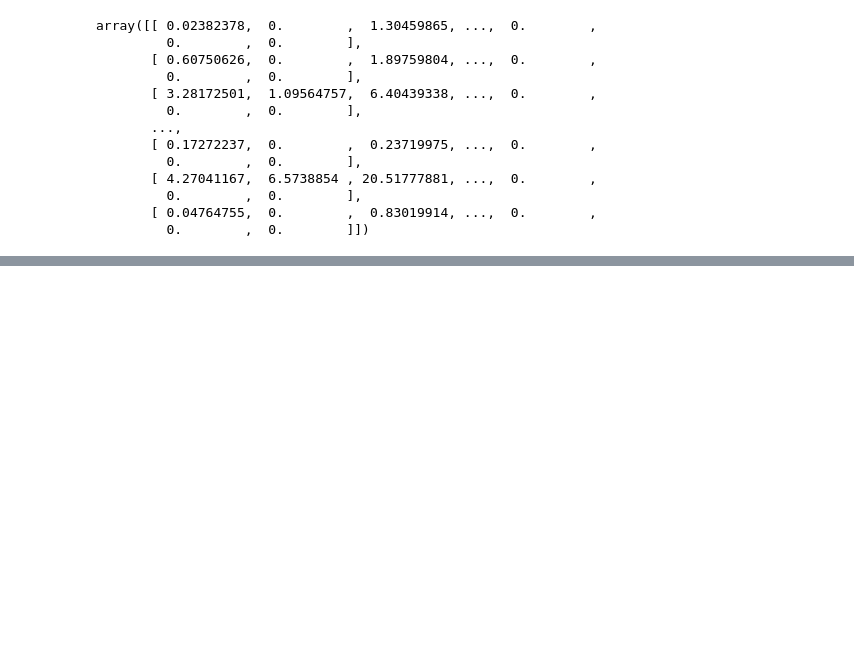
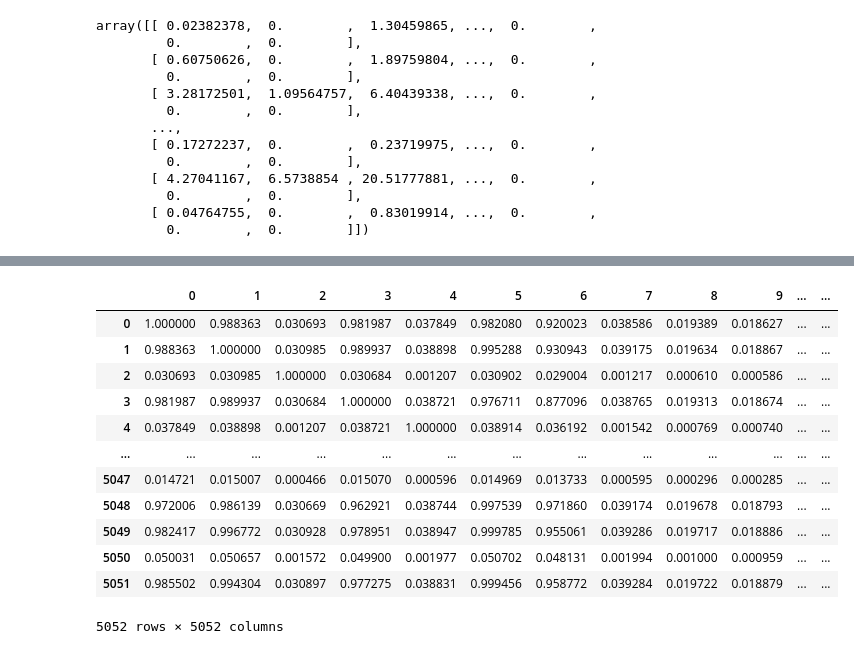
Before and after one commit to brookewu/4300Project, a Jupyter notebook: preliminary_work/generate_cosine.ipynb, the cells around one changed output, grey strips where cells are left out. Cells and saved outputs as stored; diff of their text form; code cells hidden in the pictures; blank space fills up the shorter version.

```diff
--- a/preliminary_work/generate_cosine.ipynb
+++ b/preliminary_work/generate_cosine.ipynb
@@ -195,0 +206,8 @@ array([[ 0.02382378,  0.        ,  1.30459865, ...,  0.        ,
+# %%
+tf_idf_threshold = 10000
+sorted_index = np.argsort(avg_tf_idf)[:tf_idf_threshold]
+
+
+# for i in tqdm(range(len(terms))):
+#     if sorted_index[i] < tf_idf_threshold:
+top_tf_idf = tf_idf_scores[:,sorted_index]
@@ -195,0 +235,13 @@ array([[ 0.02382378,  0.        ,  1.30459865, ...,  0.        ,
+# %%
+norms = []
+for x in tqdm(range(5052)):
+    norms.append(np.linalg.norm(top_tf_idf[x]))
+# %%
+cosine_sim_matrix = np.zeros((5052, 5052))
+
+for x in tqdm(range(5052)):
+    for y in range(5052):
+        if cosine_sim_matrix[y, x] != 0:
+            cosine_sim_matrix[x, y] = cosine_sim_matrix[y, x]
+        else:
+            cosine_sim_matrix[x, y] = np.dot(top_tf_idf[x], top_tf_idf[y]) / (norms[x] * norms[y])
@@ -195,0 +264,17 @@ array([[ 0.02382378,  0.        ,  1.30459865, ...,  0.        ,
+# %%
+cosine_sim_df = pd.DataFrame(cosine_sim_matrix)
+cosine_sim_df
+# %% [output]
+|  | 0 | 1 | 2 | 3 | 4 | 5 | 6 | 7 | 8 | 9 | ... | ... |
+| 0 | 1.000000 | 0.988363 | 0.030693 | 0.981987 | 0.037849 | 0.982080 | 0.920023 | 0.038586 | 0.019389 | 0.018627 | ... | ... |
+| 1 | 0.988363 | 1.000000 | 0.030985 | 0.989937 | 0.038898 | 0.995288 | 0.930943 | 0.039175 | 0.019634 | 0.018867 | ... | ... |
+| 2 | 0.030693 | 0.030985 | 1.000000 | 0.030684 | 0.001207 | 0.030902 | 0.029004 | 0.001217 | 0.000610 | 0.000586 | ... | ... |
+| 3 | 0.981987 | 0.989937 | 0.030684 | 1.000000 | 0.038721 | 0.976711 | 0.877096 | 0.038765 | 0.019313 | 0.018674 | ... | ... |
+| 4 | 0.037849 | 0.038898 | 0.001207 | 0.038721 | 1.000000 | 0.038914 | 0.036192 | 0.001542 | 0.000769 | 0.000740 | ... | ... |
+| ... | ... | ... | ... | ... | ... | ... | ... | ... | ... | ... | ... | ... |
+| 5047 | 0.014721 | 0.015007 | 0.000466 | 0.015070 | 0.000596 | 0.014969 | 0.013733 | 0.000595 | 0.000296 | 0.000285 | ... | ... |
+| 5048 | 0.972006 | 0.986139 | 0.030669 | 0.962921 | 0.038744 | 0.997539 | 0.971860 | 0.039174 | 0.019678 | 0.018793 | ... | ... |
+| 5049 | 0.982417 | 0.996772 | 0.030928 | 0.978951 | 0.038947 | 0.999785 | 0.955061 | 0.039286 | 0.019717 | 0.018886 | ... | ... |
+| 5050 | 0.050031 | 0.050657 | 0.001572 | 0.049900 | 0.001977 | 0.050702 | 0.048131 | 0.001994 | 0.001000 | 0.000959 | ... | ... |
+| 5051 | 0.985502 | 0.994304 | 0.030897 | 0.977275 | 0.038831 | 0.999456 | 0.958772 | 0.039284 | 0.019722 | 0.018879 | ... | ... |
+5052 rows × 5052 columns
```
Also changed, not shown: parts of 8 cells of this notebook.
